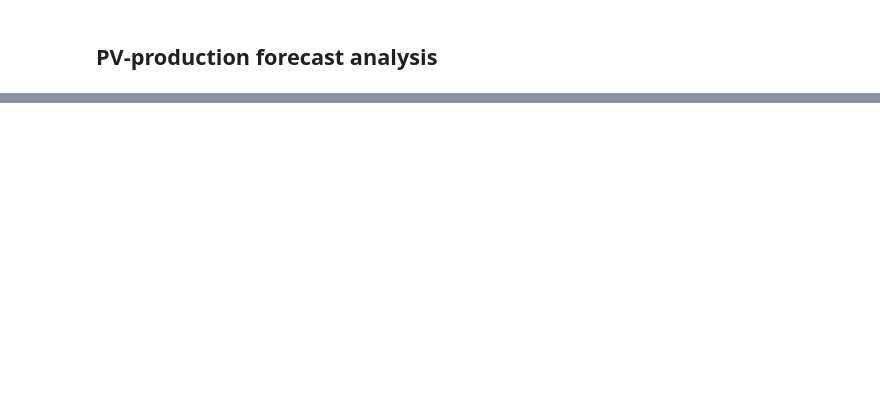
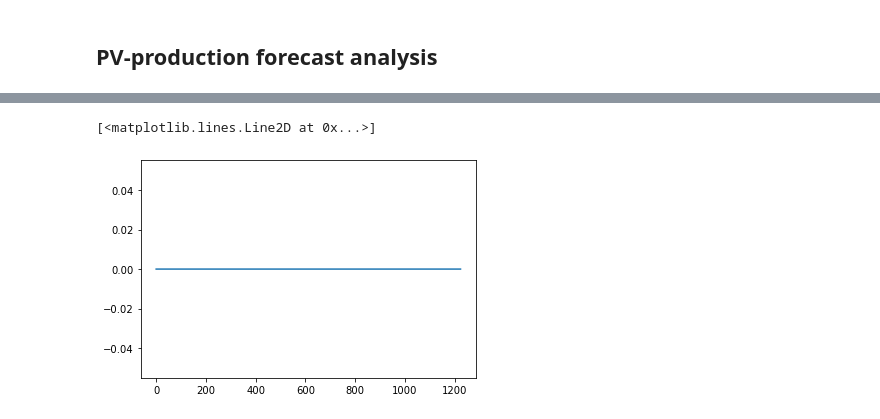
Before and after one commit to theodorhusefest/microgrid-mpc, a Jupyter notebook: data_analysis/pv_forecast.ipynb, the cells around one changed output, grey strips where cells are left out. Saved outputs shown, nothing was run; the diff lists cells and outputs as text; code cells hidden in the pictures; blank space fills up the shorter version.

```diff
--- a/data_analysis/pv_forecast.ipynb
+++ b/data_analysis/pv_forecast.ipynb
@@ -215,0 +70,5 @@ plt.show()
+# %%
+y_fft = np.fft.fft(y_train)
+# %% [output]
+[<matplotlib.lines.Line2D at 0x...>]
+[figure, added]
```
Also changed, not shown: parts of 17 cells of this notebook, 15 other files.
